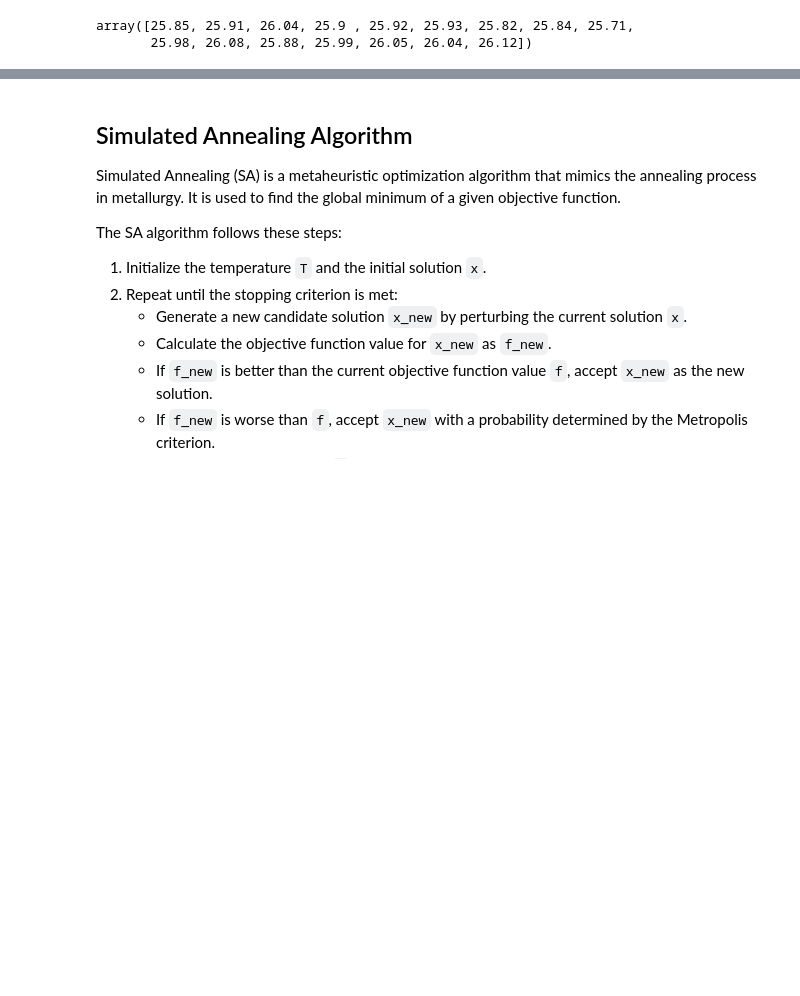
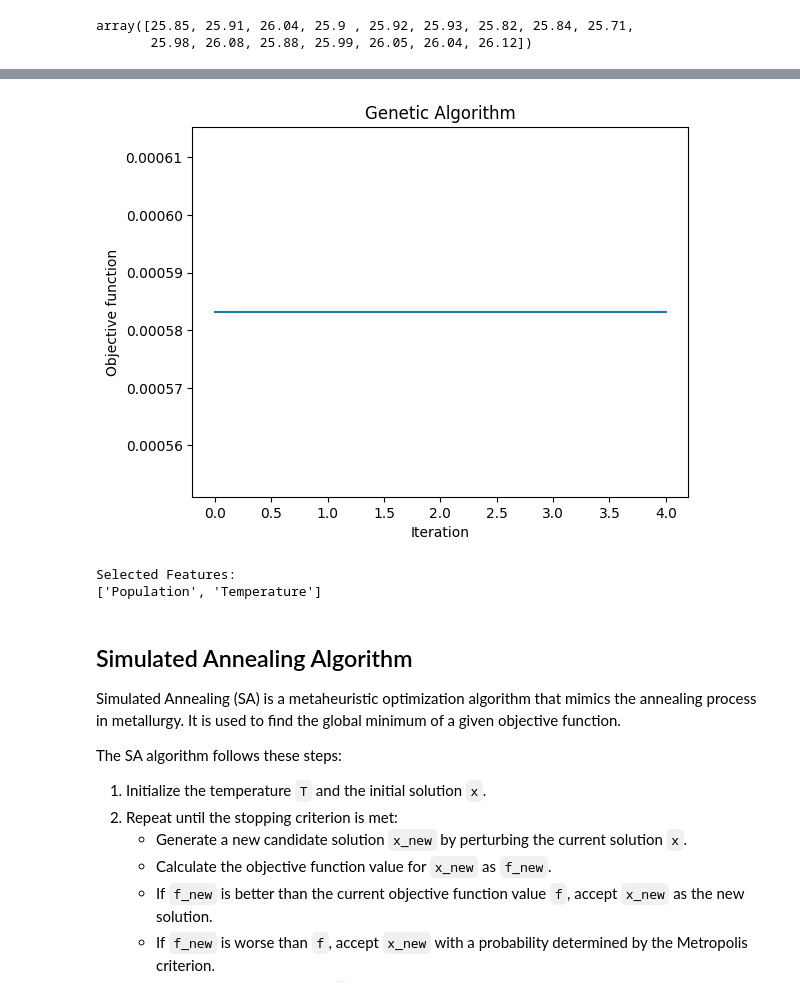
Before and after one commit to arsyadCode/My_Thesis, a Jupyter notebook: Program/Data Overview.ipynb, the cells around one changed output, grey strips where cells are left out. Saved outputs shown, nothing was run; the diff lists cells and outputs as text; code cells hidden in the pictures; blank space fills up the shorter version.

```diff
--- a/Program/Data Overview.ipynb
+++ b/Program/Data Overview.ipynb
@@ -370,0 +429,77 @@ Population Weights: 0.9938705126953039
+# %%
+import numpy as np
+from sklearn.model_selection import train_test_split
+from sklearn.linear_model import LinearRegression
+from sklearn.metrics import mean_squared_error
+from geneticalgorithm import geneticalgorithm as ga
+
+# Load the dataset (assuming the data is stored in separate arrays)
+# population = np.array([pop1, pop2, pop3, ...])  # Annual population
+# temperature = np.array([temp1, temp2, temp3, ...])  # Annual mean temperature
+# ghg_quantity = np.array([ghg1, ghg2, ghg3, ...])  # Annual greenhouse gas quantity
+
+# Check if the data arrays are empty or have incompatible shapes
+if len(population) == 0 or len(temperature) == 0 or len(ghg_quantity) == 0:
+    print("Error: Empty data arrays.")
+    exit()
+
+if len(population) != len(temperature) or len(population) != len(ghg_quantity):
+    print("Error: Incompatible data shapes.")
+    exit()
+
+# Combine the features into a single feature matrix
+features = np.column_stack((population, temperature))
+
+# Check if the feature matrix is empty
+if features.shape[1] == 0:
+    print("Error: No features found.")
+    exit()
+
+# Split the dataset into training and testing sets
+X_train, X_test, y_train, y_test = train_test_split(features, ghg_quantity, test_size=0.2, random_state=42)
+
+# Define the feature names (in the same order as the features matrix)
+feature_names = ['Population', 'Temperature']
+
+# Define the objective function for the Genetic Algorithm
+def objective_function(x):
+    selected_features = np.array(x, dtype=bool)
+
+    # Select the features based on the selected indices
+    X_train_selected = X_train[:, selected_features]
+    X_test_selected = X_test[:, selected_features]
+
+    # Check if any features are selected
+    if X_train_selected.shape[1] == 0:
+        return np.inf
+
+    # Train the regression model
+    model = LinearRegression()
+    model.fit(X_train_selected, y_train)
+
+    # Make predictions on the testing set
+    y_pred = model.predict(X_test_selected)
+
+    # Calculate mean squared error
+    mse = mean_squared_error(y_test, y_pred)
+
+    return mse
+
+# Define the bounds for the variables (feature selection)
+varbound = np.array([[0, 1]] * features.shape[1])  # Bounds for each feature
+
+# Create an instance of the Genetic Algorithm
+model = ga(function=objective_function, dimension=features.shape[1], variable_type='bool', variable_boundaries=varbound)
+
+# Run the optimization
+model.run()
+
+# Extract the selected features from the best solution
+selected_features = np.array(model.best_variable, dtype=bool)
+selected_features_indices = np.where(selected_features)[0]
+
+# Print the selected feature names
+selected_feature_names = [feature_names[i] for i in selected_features_indices]
+print("Selected Features:")
+print(selected_feature_names)
+# %% [output]
@@ -371,3 +512,6 @@ Population Weights: 0.9938705126953039
+[figure, added]
+Selected Features:
+['Population', 'Temperature']
 # %% [markdown]
 ## Simulated Annealing Algorithm
 
```
Also changed, not shown: parts of 8 cells of this notebook, 1 other file.
